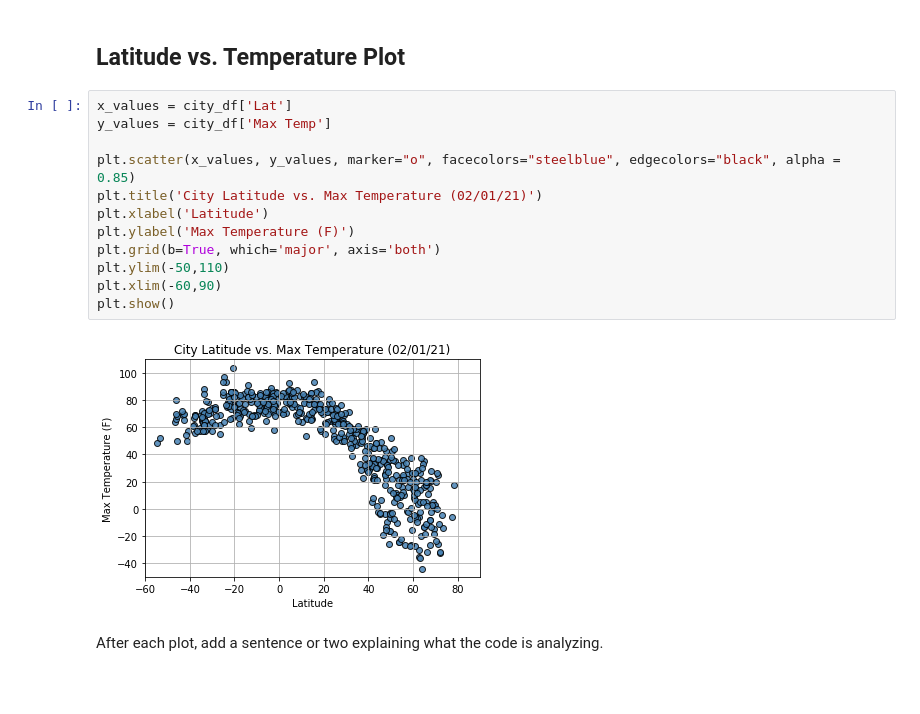
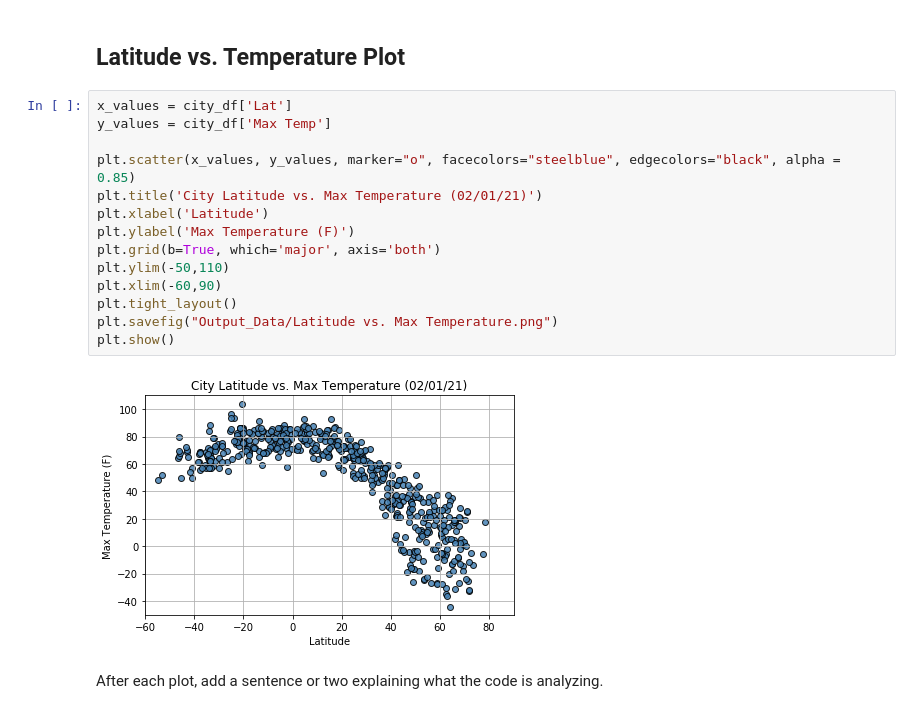
Before and after one commit to vandrade88/python-api-challenge, a Jupyter notebook: WeatherPy/WeatherPy.ipynb, the cells around one changed output. Cells and saved outputs as stored; diff of their text form; blank space fills up the shorter version.

```diff
--- a/WeatherPy/WeatherPy.ipynb
+++ b/WeatherPy/WeatherPy.ipynb
@@ -256,17 +256,19 @@ Int64Index([], dtype='int64')
 # %%
 x_values = city_df['Lat']
 y_values = city_df['Max Temp']
 
 plt.scatter(x_values, y_values, marker="o", facecolors="steelblue", edgecolors="black", alpha = 0.85)
 plt.title('City Latitude vs. Max Temperature (02/01/21)')
 plt.xlabel('Latitude')
 plt.ylabel('Max Temperature (F)')
 plt.grid(b=True, which='major', axis='both')
 plt.ylim(-50,110)
 plt.xlim(-60,90)
+plt.tight_layout()
+plt.savefig("Output_Data/Latitude vs. Max Temperature.png")
 plt.show()
 # %% [output]
-[figure, old version]
+[figure, new version]
 # %% [markdown]
 After each plot, add a sentence or two explaining what the code is analyzing.
 # %% [markdown]
```
Also changed, not shown: parts of 11 cells of this notebook, 12 other files.
